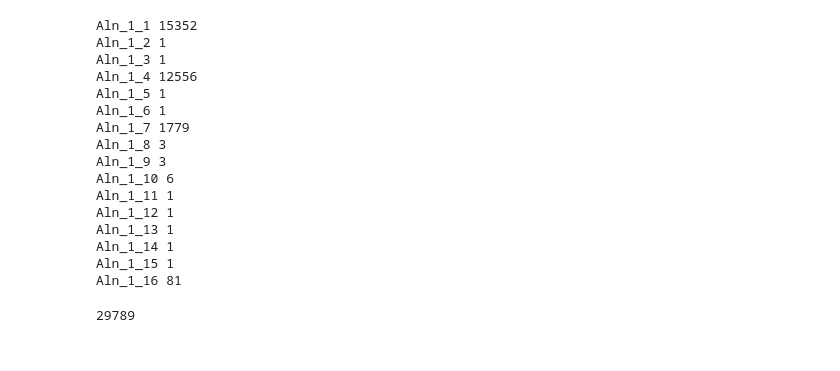
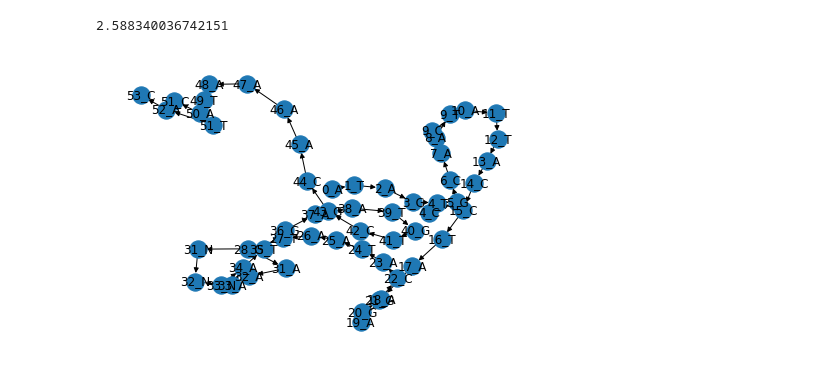
Before and after one commit to itsyosef/bionetworks, a Jupyter notebook: covid/notebooks/ProcessGenGraph.ipynb, the cells around one changed output. Drawn from its saved outputs; the diff is of its cells as text; code cells hidden in the pictures.

Commit message:
Implemented MSA to genome graph and added uncertainty calculation using the induced node idea excluding ancestors and descendants

```diff
--- a/covid/notebooks/ProcessGenGraph.ipynb
+++ b/covid/notebooks/ProcessGenGraph.ipynb
@@ -18,2 +20,11 @@ sequences
+# %%
+test_path = Path("/sfs/lustre/bahamut/scratch/jho5ze/bionets/covid/data/test")
+same = test_path / "test_same.xml"
+same = nx.read_graphml(same)
+nx.draw(same, with_labels=True)
+l = ""
+for node in same.nodes():
+    l += same.nodes[node]["sequence"]
+l
 # %%
 def expand_ggraph(ggraph):
@@ -154,0 +224,28 @@ test.nodes['Aln_1_1']
+# %%
+# seqs = """TX-HMH-1002.fasta
+# TX-HMH-1003.fasta
+# TX-HMH-1004.fasta
+# TX-HMH-1006.fasta
+# TX-HMH-1007.fasta
+# TX-HMH-1011.fasta
+# TX-HMH-1012.fasta
+# TX-HMH-1013.fasta
+# TX-HMH-1016.fasta
+# TX-HMH-1020.fasta""".split()
+# houston_path = "/sfs/lustre/bahamut/scratch/jho5ze/bionets/covid/data/Houston/"
+# seq_paths = [houston_path + seq for seq in seqs]
+
+# seqs = ["first", "second", "third", "fourth"]
+# test_path = "/scratch/jho5ze/bionets/covid/data/test/"
+# seq_paths = [test_path + seq + ".fasta" for seq in seqs]
+# print(" ".join(seq_paths))
+# num_genomes = len(seqs)
+
+seq_paths = ['/sfs/lustre/bahamut/scratch/jho5ze/bionets/covid/data/Houston/TX-HMH-793.fasta', '/sfs/lustre/bahamut/scratch/jho5ze/bionets/covid/data/Houston/TX-HMH-792.fasta']
+
+graph, num_chars = generate_nx_from_msa(seq_paths)
+graph.add_node("X_X", num_genomes=1, sequence="N")
+graph.add_edge("X_X", "4_C")
+add_root(graph, num_genomes)
+collapsed_graph = collapse_graph(graph)
+nx.draw(collapsed_graph, with_labels=True)
@@ -154,0 +254,8 @@ test.nodes['Aln_1_1']
+# %%
+calc_uncertainty(collapsed_graph, num_chars=num_chars)
+# %% [output]
+2.588340036742151
+# %%
+nx.draw(graph, with_labels=True)
+# %% [output]
+[figure, added]
@@ -155,24 +297,3 @@ test.nodes['Aln_1_1']
 # %%
-tot = 0
-for node in test.nodes():
-    print(node, len(test.nodes[node]["sequence"]))
-    tot += len(test.nodes[node]["sequence"])
-tot
+for node in collapsed_graph:
+    print(node, collapsed_graph.nodes[node]["sequence"])
-# %% [output]
-Aln_1_1 15352
-Aln_1_2 1
-Aln_1_3 1
-Aln_1_4 12556
-Aln_1_5 1
-Aln_1_6 1
-Aln_1_7 1779
-Aln_1_8 3
-Aln_1_9 3
-Aln_1_10 6
-Aln_1_11 1
-Aln_1_12 1
-Aln_1_13 1
-Aln_1_14 1
-Aln_1_15 1
-Aln_1_16 81
-29789
```
Also changed, not shown: parts of 17 cells of this notebook, 3 other files.
